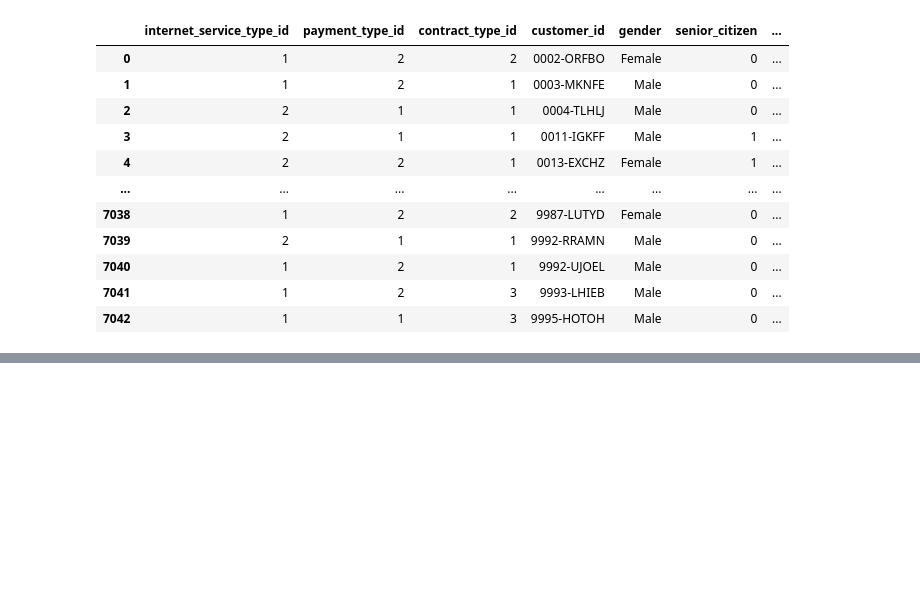
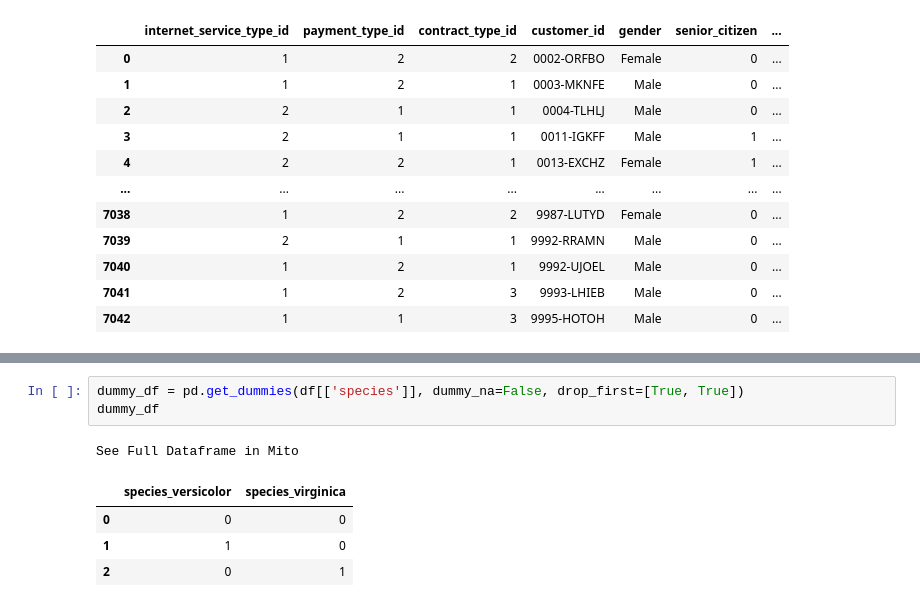
Before and after one commit to fred-lindsey/classification_exercises, a Jupyter notebook: classification_exercises.ipynb, the cells around one changed output, grey strips where cells are left out. Drawn from its saved outputs; the diff is of its cells as text; blank space fills up the shorter version.

```diff
--- a/classification_exercises.ipynb
+++ b/classification_exercises.ipynb
@@ -342,0 +389,9 @@ See Full Dataframe in Mito
+# %%
+dummy_df = pd.get_dummies(df[['species']], dummy_na=False, drop_first=[True, True])
+dummy_df
+# %% [output]
+See Full Dataframe in Mito
+|  | species_versicolor | species_virginica |
+| 0 | 0 | 0 |
+| 1 | 1 | 0 |
+| 2 | 0 | 1 |
```
Also changed, not shown: parts of 7 cells of this notebook, 3 other files.
